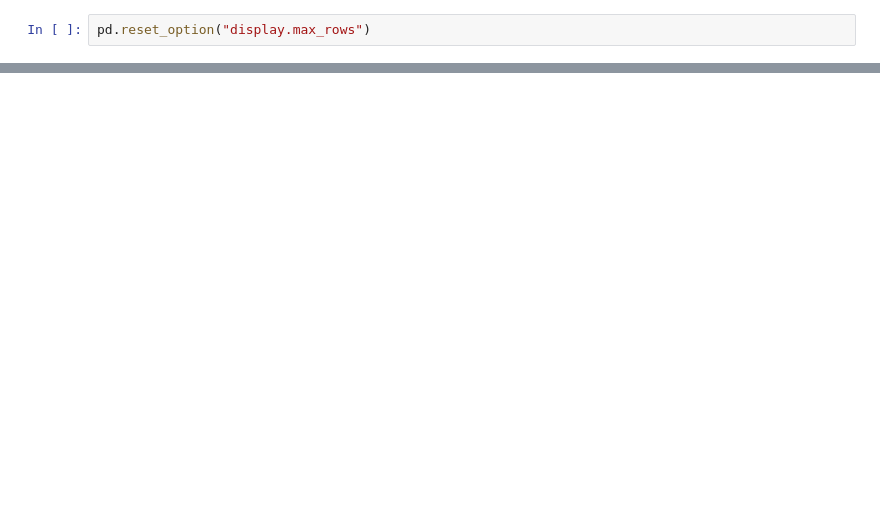
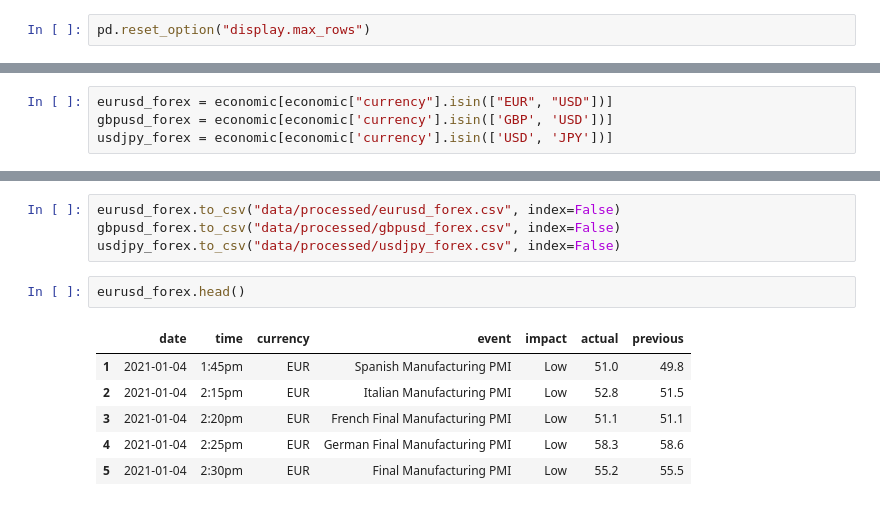
Before and after one commit to SimonPathula/volatility-radar, a Jupyter notebook: notebooks/merging_data.ipynb, the cells around one changed output, grey strips where cells are left out. Saved outputs shown, nothing was run; the diff lists cells and outputs as text; blank space fills up the shorter version.

Commit message:
feat: Add initial data cleaning and merging notebooks along with processed datasets.

```diff
--- a/notebooks/merging_data.ipynb
+++ b/notebooks/merging_data.ipynb
@@ -46,0 +58,4 @@ pd.reset_option("display.max_rows")
+# %%
+eurusd_forex = economic[economic["currency"].isin(["EUR", "USD"])]
+gbpusd_forex = economic[economic['currency'].isin(['GBP', 'USD'])]
+usdjpy_forex = economic[economic['currency'].isin(['USD', 'JPY'])]
@@ -46,0 +70,13 @@ pd.reset_option("display.max_rows")
+# %%
+eurusd_forex.to_csv("data/processed/eurusd_forex.csv", index=False)
+gbpusd_forex.to_csv("data/processed/gbpusd_forex.csv", index=False)
+usdjpy_forex.to_csv("data/processed/usdjpy_forex.csv", index=False)
+# %%
+eurusd_forex.head()
+# %% [output]
+|  | date | time | currency | event | impact | actual | previous |
+| 1 | 2021-01-04 | 1:45pm | EUR | Spanish Manufacturing PMI | Low | 51.0 | 49.8 |
+| 2 | 2021-01-04 | 2:15pm | EUR | Italian Manufacturing PMI | Low | 52.8 | 51.5 |
+| 3 | 2021-01-04 | 2:20pm | EUR | French Final Manufacturing PMI | Low | 51.1 | 51.1 |
+| 4 | 2021-01-04 | 2:25pm | EUR | German Final Manufacturing PMI | Low | 58.3 | 58.6 |
+| 5 | 2021-01-04 | 2:30pm | EUR | Final Manufacturing PMI | Low | 55.2 | 55.5 |
```
Also changed, not shown: parts of 17 cells of this notebook, 8 other files.
